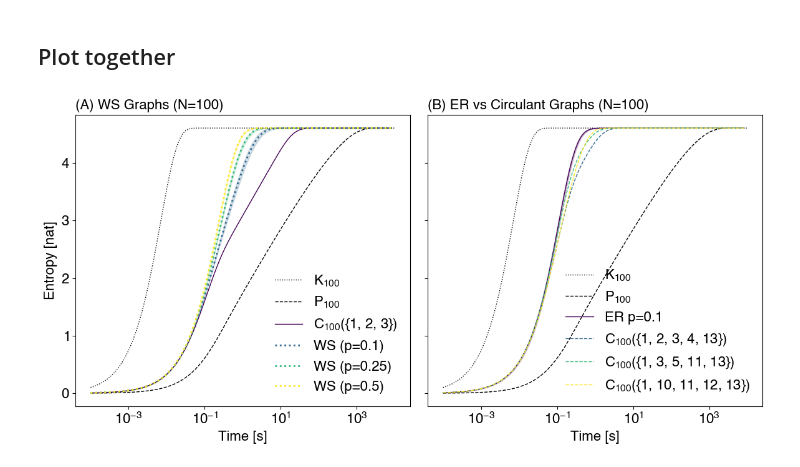
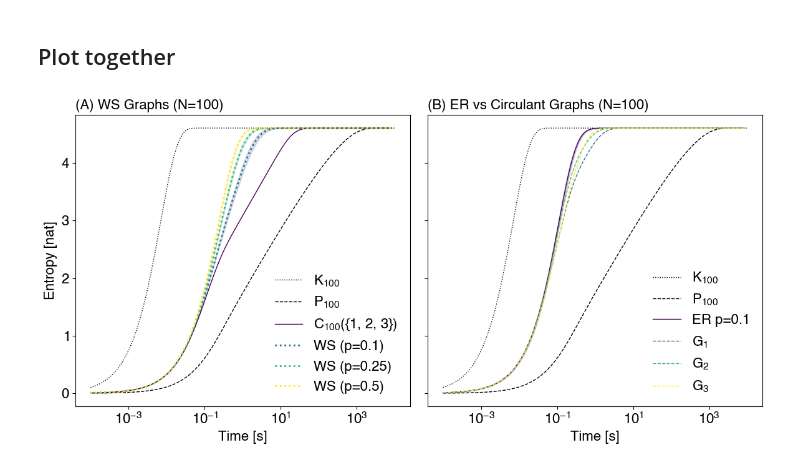
Before and after one commit to samuelkoovely/Evolution-of-Conditional-Entropy-for-Diffusion-Dynamics-on-Graphs, a Jupyter notebook: figures_wattsstrogaz.ipynb, the cells around one changed output. Drawn from its saved outputs; the diff is of its cells as text; code cells hidden in the pictures.

Commit message:
Update figures_wattsstrogaz.ipynb
changing labels circulant graphs

```diff
--- a/figures_wattsstrogaz.ipynb
+++ b/figures_wattsstrogaz.ipynb
@@ -251,32 +251,32 @@ for i, p in enumerate(p_values):
     std_entropy = np.std(entropy_array, axis=0)
 
     ax.plot(time[:-1], mean_entropy, label=f"ER p={p}", color=colours[i + 1])
     ax.fill_between(time[:-1], mean_entropy - std_entropy, mean_entropy + std_entropy,
                     color=colours[i + 1], alpha=0.2)
 
     # Circulant graphs
     for j, s in enumerate(Step_sets):
         Transitions = [heat_circulant_matrix(N, s, t) for t in time]
         formula_entropy_circ = compute_S_rate.compute_conditional_entropy(
             list_T=Transitions,
             lamda=lambda_value,
             force_csr=True,
             time_domain=list(np.arange(0, len(time) - 1)),
             p0=p0,
         )
         ax.plot(time[:-1], formula_entropy_circ[list(formula_entropy_circ.keys())[0]][1:],
-                label=fr"$C_{{{N}}}$({s})", color=colours[i + j + 2], linestyle='--')
+                label=fr"$G_{{{j+1}}}$", color=colours[i + j + 2], linestyle='--')
 
 ax.set_xscale('log')
 ax.set_xlabel("Time [s]")
 ax.set_title(f"(B) ER vs Circulant Graphs (N={N})", loc='left')
 ax.legend(loc='lower right')
 
 # ----------------------
 # Final Layout and Show
 # ----------------------
 plt.tight_layout()
 #plt.savefig('/Users/samuelkoovely/Desktop/fig_entropy/WS_ER_vs_circulant.pdf', format='pdf')
 plt.show()
 # %% [output]
-[figure, old version]
+[figure, new version]
```
